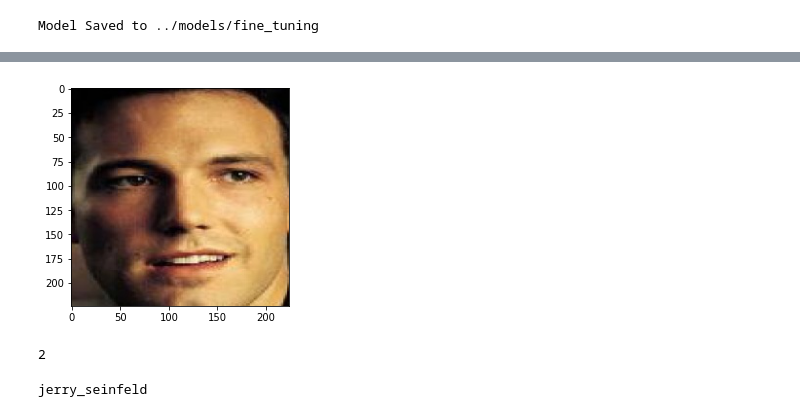
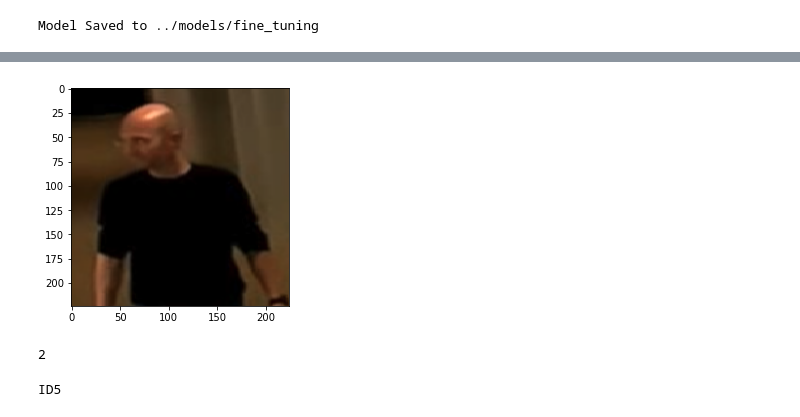
Before and after one commit to fabriciotorquato/person-re-identification, a Jupyter notebook: train/train_classic_cnn.ipynb, the cells around one changed output, grey strips where cells are left out. Drawn from its saved outputs; the diff is of its cells as text; code cells hidden in the pictures.

```diff
--- a/train/train_classic_cnn.ipynb
+++ b/train/train_classic_cnn.ipynb
@@ -260,12 +260,12 @@ plt.show()
 # %%
 reconstructed_model = tf.keras.models.load_model(saved_model_dir)
 # %%
-img_path = '../data/5-celebrity-faces-dataset/val_align/ben_afflek/httpabsolumentgratuitfreefrimagesbenaffleckjpg.jpg'
+img_path = '../data/wisenet_dataset/database_cnn/val/ID4/Screen Shot 2021-11-03 at 21.21.09.png'
 img = image.load_img(img_path, target_size=(224, 224))
 plt.imshow(img)
 plt.show()
 # %% [output]
-[figure, old version]
+[figure, new version]
 # %%
 img_array = image.img_to_array(img)
 img_batch = np.expand_dims(img_array, axis=0)
@@ -281,4 +281,4 @@ imagenet_labels = np.array(open(labels_path).read().splitlines())
 predicted_class_name = imagenet_labels[predicted_class]
 print(predicted_class_name)
 # %% [output]
-jerry_seinfeld
+ID5
```
Also changed, not shown: parts of 8 cells of this notebook, 7 other files.
